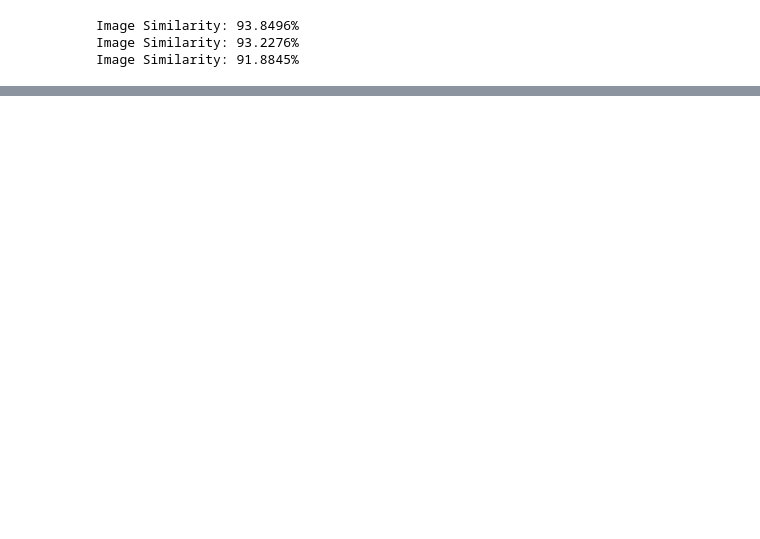
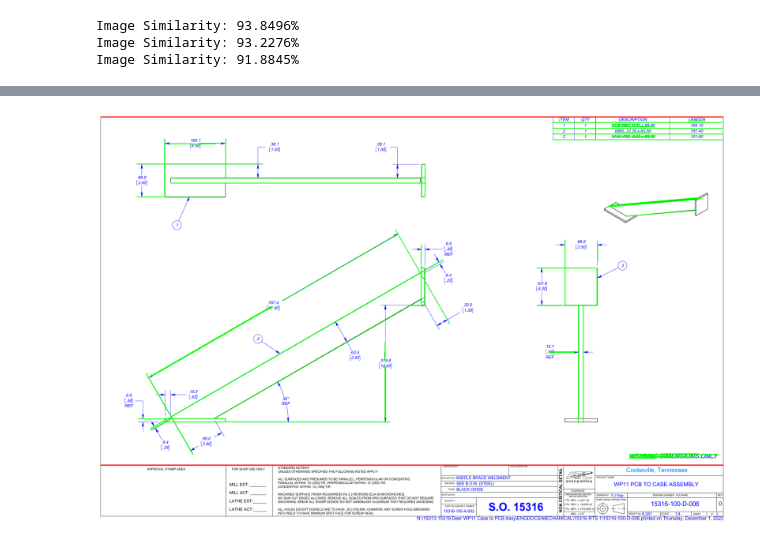
Before and after one commit to sadidul012/mechanical-drawing-scoring, a Jupyter notebook: notebooks/template-extracting/merge-with-existing-methods.ipynb, the cells around one changed output, grey strips where cells are left out. Drawn from its saved outputs; the diff is of its cells as text; code cells hidden in the pictures; blank space fills up the shorter version.

```diff
--- a/notebooks/template-extracting/merge-with-existing-methods.ipynb
+++ b/notebooks/template-extracting/merge-with-existing-methods.ipynb
@@ -127,0 +117,94 @@ Image Similarity: 91.8845%
+# %%
+mask = structures[0]
+
+im_h, im_w, _ = img.shape
+words = process_text(ocr_result, im_h, im_w)
+
+border_1, border_2 = detect_borders(contours, sorted_indices, words)
+contours = detect_text_tables(img, words, mask)
+
+title_contours = title_contours + contours
+
+boundary = get_boundary(border_1, border_2, inner_border_lines)
+# title_boundary = get_title_boundary(boundary, line_90, title_contours, words, im_h)
+
+template_boundaries = borders.copy()
+template_boundaries[(template_boundaries[:, 1] > int((im_h * 70) / 100)) & (template_boundaries[:, 3] > int((im_h * 70) / 100)), 3] = boundary[0][1]
+template_boundaries[(template_boundaries[:, 2] > int((im_h * 85) / 100)), 2] = boundary[1][0]
+template_boundaries[(template_boundaries[:, 0] < int((im_h * 15) / 100)), 0] = boundary[0][0]
+template_boundaries[(template_boundaries[:, 1] < int((im_h * 30) / 100)) & (template_boundaries[:, 3] < int((im_h * 30) / 100)), 1] = boundary[1][1]
+# template_boundaries = template_boundaries[~(abs(template_boundaries[:, 1] - template_boundaries[:, 3]) < 5)]
+# %%
+tolerance = 10
+template_lines = []
+drawings = lines.copy()
+(x1, y1), (x2, y2) = boundary.copy()
+y2 += tolerance
+y1 -= tolerance
+x2 -= tolerance
+x1 += tolerance
+
+boundary_lines = [
+    [x1, y2, x2, y2],  # Top
+    [x1, y1, x2, y1],  # Bottom
+    [x2, y2, x2, y1],  # Right
+    [x1, y2, x1, y1],  # Left
+]
+
+(x1, y1), (x2, y2) = boundary
+left = min(x1, x2)
+right = max(x1, x2)
+top = min(y1, y2)
+bottom = max(y1, y2)
+
+drawings = drawings[
+    ~((drawings[:, 1] <= top + tolerance) & (drawings[:, 3] <= top + tolerance))
+    & ~((drawings[:, 1] >= bottom - tolerance) & (drawings[:, 3] >= bottom - tolerance))
+    & ~((drawings[:, 0] <= left + tolerance) & (drawings[:, 2] <= left + tolerance))
+    & ~((drawings[:, 0] > right - tolerance) & (drawings[:, 2] > right - tolerance))
+]
+
+for b in template_boundaries:
+    x1, y1, x2, y2 = b
+
+    left = min(x1, x2)
+    right = max(x1, x2)
+    top = min(y1, y2)
+    bottom = max(y1, y2)
+
+    boundary_title_block_lines = [
+        [left, top, right, top],  # Top
+        [left, bottom, left, top],  # Left
+        [right, bottom, right, top],  # Right
+        [left, bottom, right, bottom],  # Bottom
+    ]
+    template_lines.extend(boundary_title_block_lines)
+
+    drawings = drawings[
+        ~(
+                (drawings[:, 1] >= top - tolerance)
+                & (drawings[:, 3] >= top - tolerance)
+                & (drawings[:, 0] >= left - tolerance)
+                & (drawings[:, 2] >= left - tolerance)
+                & (drawings[:, 3] <= bottom + tolerance)
+                & (drawings[:, 1] <= bottom + tolerance)
+                & (drawings[:, 2] <= right + tolerance)
+                & (drawings[:, 0] <= right + tolerance)
+        )
+    ]
+
+img_comp = img.copy()
+for line in template_lines:
+    x1, y1, x2, y2 = line
+    cv2.line(img_comp, (x1, y1), (x2, y2), (255, 0, 0), 2)
+
+for line in drawings:
+    x1, y1, x2, y2 = line
+    cv2.line(img_comp, (x1, y1), (x2, y2), (0, 255, 0), 2)
+
+# cv2.rectangle(img_comp, boundary[0], boundary[1], (0, 255, 0), thickness)
+# cv2.rectangle(img_comp, title_boundary[0], title_boundary[1], (0, 255, 0), thickness)
+
+Image.fromarray(img_comp)
+# %% [output]
+[figure, added]
```
Also changed, not shown: parts of 5 cells of this notebook, 3 other files.
